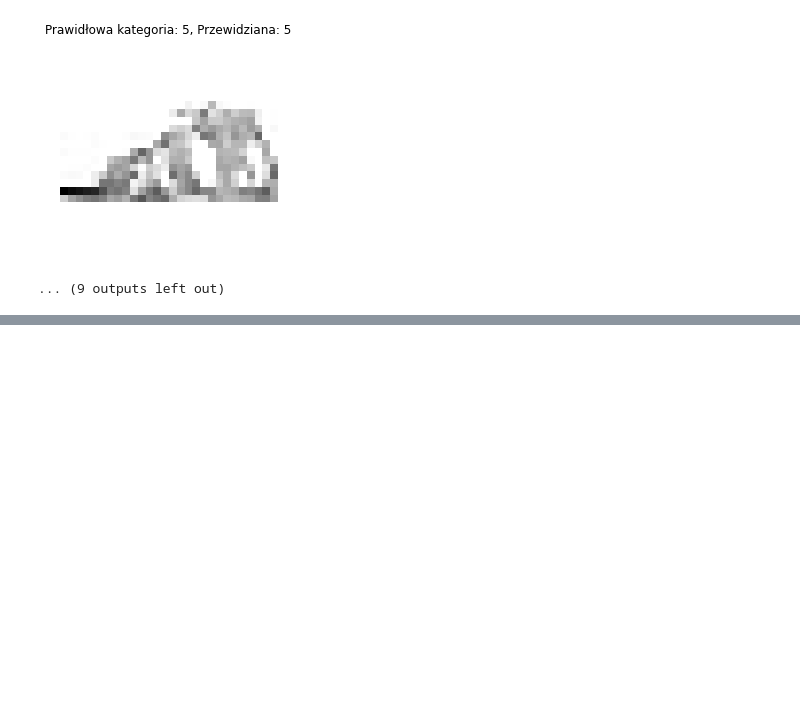
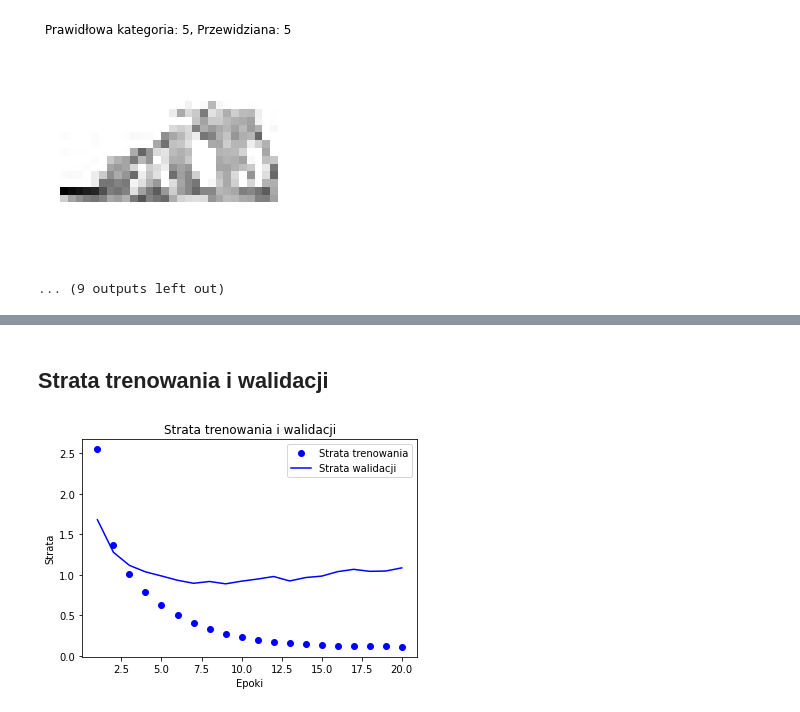
Before and after one commit to dawbit/-S2-SEM1-ZBP, a Jupyter notebook: Keras.ipynb, the cells around one changed output, grey strips where cells are left out. Cells and saved outputs as stored; diff of their text form; code cells hidden in the pictures; blank space fills up the shorter version.

```diff
--- a/Keras.ipynb
+++ b/Keras.ipynb
@@ -217,0 +265,8 @@ for i in range(20):
+# %%
+from keras import models
+from keras import layers
+
+model = models.Sequential()
+model.add(layers.Dense(64, activation='relu', input_shape=(10000,)))
+model.add(layers.Dense(64, activation='relu'))
+model.add(layers.Dense(46, activation='softmax'))
@@ -217,0 +275,4 @@ for i in range(20):
+# %%
+model.compile(optimizer='rmsprop',
+              loss='categorical_crossentropy',
+              metrics=['accuracy'])
@@ -217,0 +284,12 @@ for i in range(20):
+# %%
+X_val = x_train[:1000]
+partial_X_train = x_train[1000:]
+
+Y_val = one_hot_train_labels[:1000]
+partial_Y_train = one_hot_train_labels[1000:]
+
+history = model.fit(partial_X_train,
+                   partial_Y_train,
+                   epochs=20,
+                   batch_size=512,
+                   validation_data=(X_val, Y_val))
@@ -217,0 +320,23 @@ for i in range(20):
+# %% [markdown]
+## Strata trenowania i walidacji
+# %%
+import matplotlib.pyplot as plt
+
+history_dict = history.history
+history_dict.keys()
+loss_values = history_dict['loss']
+val_loss_values = history_dict['val_loss']
+
+epochs = range(1, len(loss_values) + 1)
+
+plt.plot(epochs, loss_values, 'bo', label="Strata trenowania")
+plt.plot(epochs, val_loss_values, 'b', label="Strata walidacji")
+
+plt.title('Strata trenowania i walidacji')
+plt.xlabel('Epoki')
+plt.ylabel('Strata')
+plt.legend()
+
+plt.show()
+# %% [output]
+[figure, added]
```
Also changed, not shown: parts of 56 cells of this notebook.
